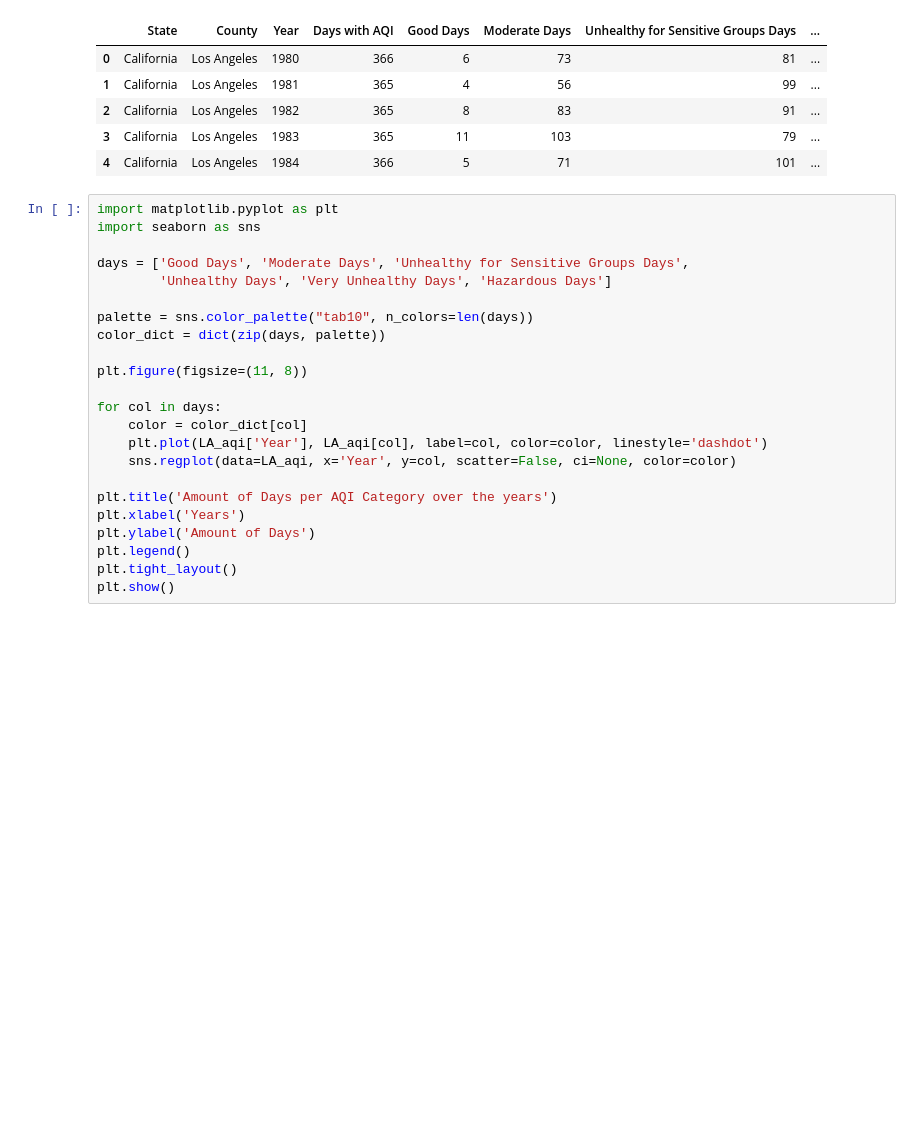
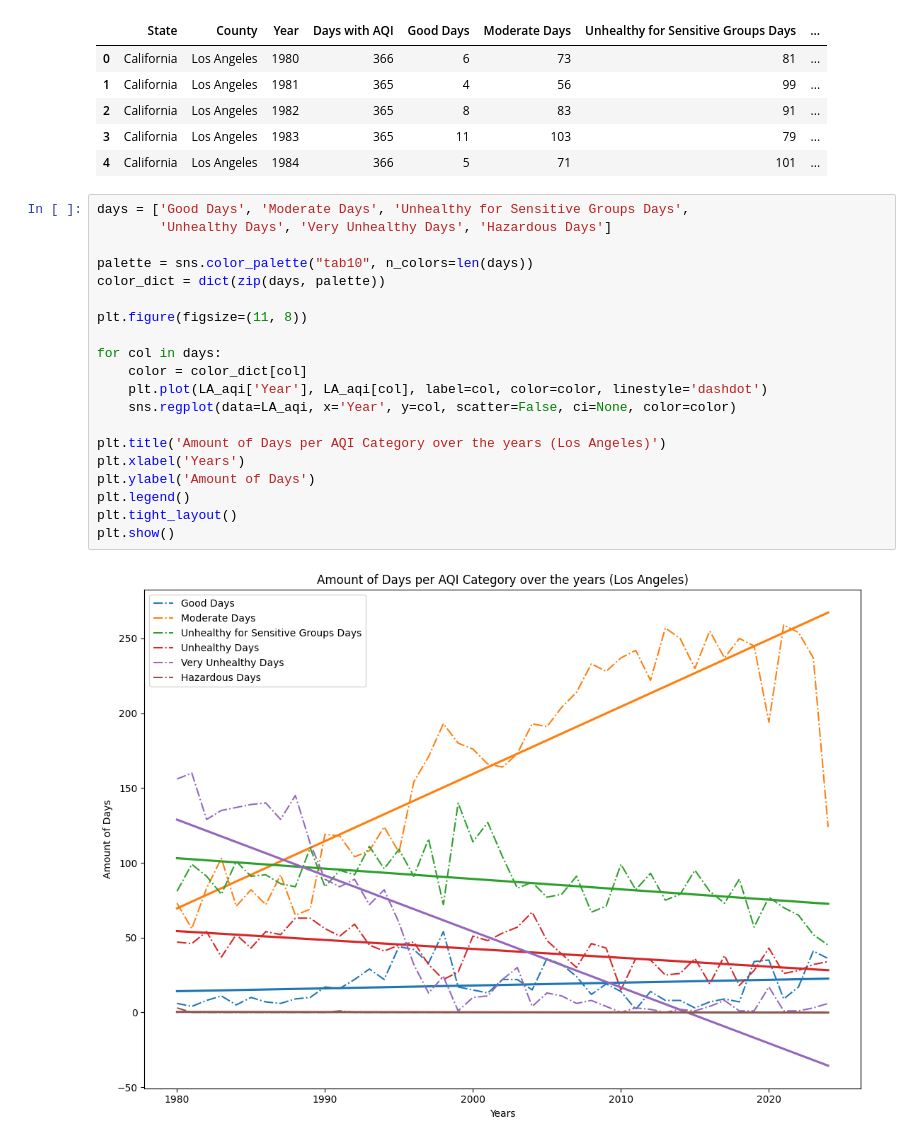
Before and after one commit to ivanrff/AQI-by-EPA, a Jupyter notebook: US_EPA_AQI.ipynb, the cells around one changed output. Saved outputs shown, nothing was run; the diff lists cells and outputs as text; blank space fills up the shorter version.

```diff
--- a/US_EPA_AQI.ipynb
+++ b/US_EPA_AQI.ipynb
@@ -561,25 +573,24 @@ LA_aqi.head(5)
 | 3 | California | Los Angeles | 1983 | 365 | 11 | 103 | 79 | ... |
 | 4 | California | Los Angeles | 1984 | 366 | 5 | 71 | 101 | ... |
 # %%
-import matplotlib.pyplot as plt
-import seaborn as sns
-
 days = ['Good Days', 'Moderate Days', 'Unhealthy for Sensitive Groups Days',
         'Unhealthy Days', 'Very Unhealthy Days', 'Hazardous Days']
 
 palette = sns.color_palette("tab10", n_colors=len(days))
 color_dict = dict(zip(days, palette))
 
 plt.figure(figsize=(11, 8))
 
 for col in days:
     color = color_dict[col]
     plt.plot(LA_aqi['Year'], LA_aqi[col], label=col, color=color, linestyle='dashdot')
     sns.regplot(data=LA_aqi, x='Year', y=col, scatter=False, ci=None, color=color)
 
-plt.title('Amount of Days per AQI Category over the years')
+plt.title('Amount of Days per AQI Category over the years (Los Angeles)')
 plt.xlabel('Years')
 plt.ylabel('Amount of Days')
 plt.legend()
 plt.tight_layout()
 plt.show()
+# %% [output]
+[figure, added]
```
Also changed, not shown: parts of 8 cells of this notebook.
